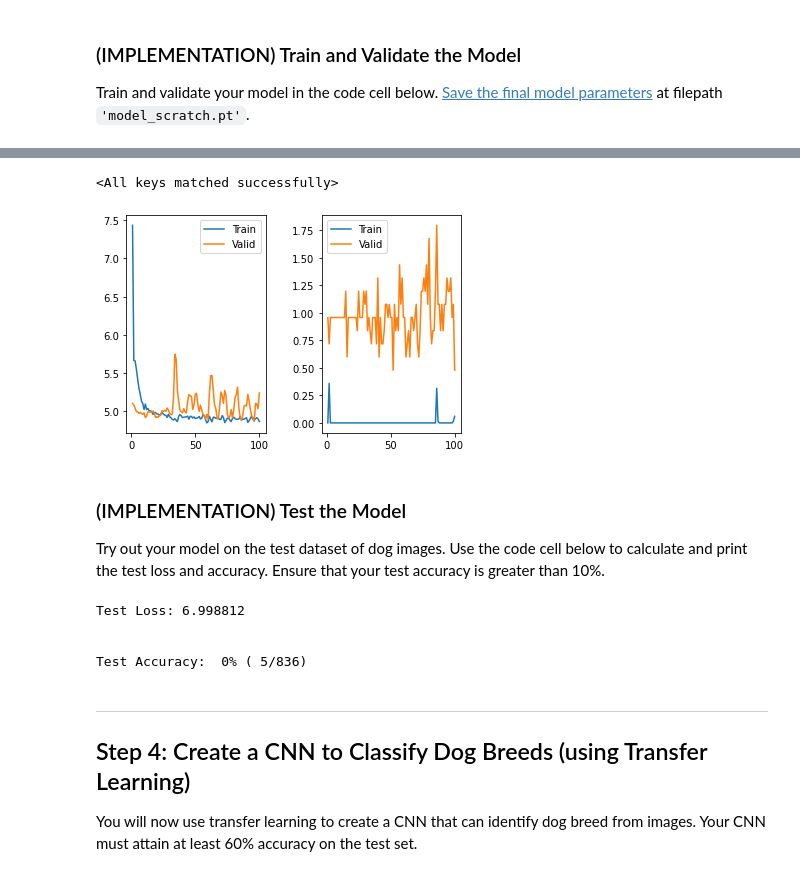
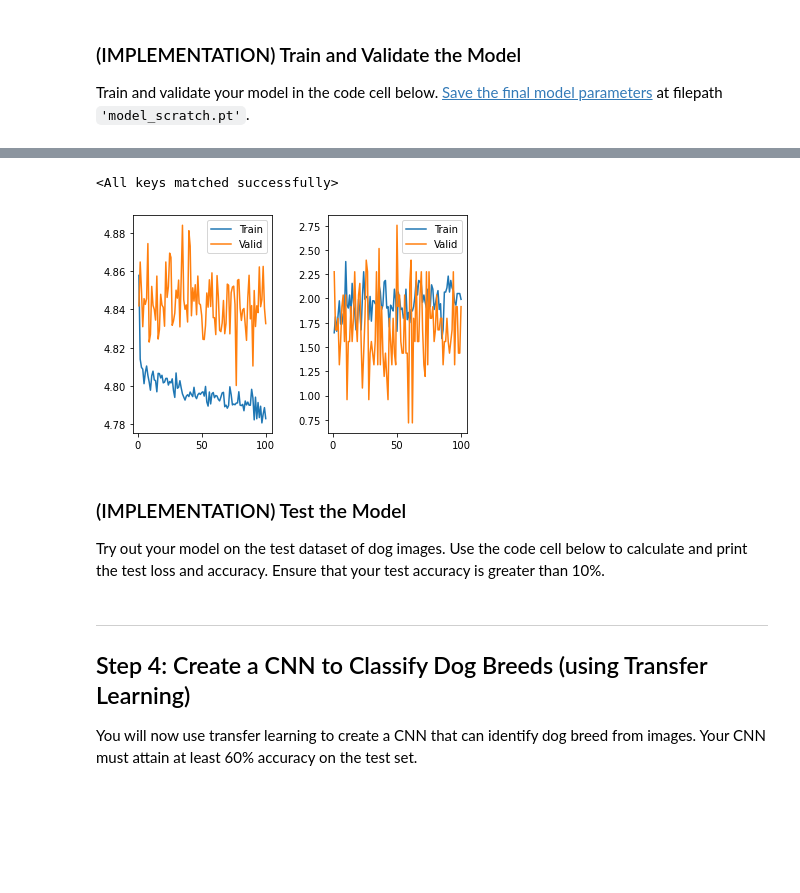
Before and after one commit to raffaeleterribile/Project-2---Dog-Breed-Classifier, a Jupyter notebook: dog_app.ipynb, the cells around one changed output, grey strips where cells are left out. Drawn from its saved outputs; the diff is of its cells as text; code cells hidden in the pictures; blank space fills up the shorter version.

Commit message:
Test another configuration

```diff
--- a/dog_app.ipynb
+++ b/dog_app.ipynb
@@ -382,9 +382,9 @@ train_data = datasets.ImageFolder("data/dog_images/train", transform=transformat
 validation_data = datasets.ImageFolder("data/dog_images/valid", transform=transformations)
 test_data = datasets.ImageFolder("data/dog_images/test", transform=transformations)
 
-train_loader = DataLoader(train_data, batch_size=batch_size)
-validation_loader = DataLoader(validation_data, batch_size=batch_size)
-test_loader = DataLoader(test_data, batch_size=batch_size)
+train_loader = DataLoader(train_data, batch_size=batch_size, shuffle=True)
+validation_loader = DataLoader(validation_data, batch_size=batch_size, shuffle=True)
+test_loader = DataLoader(test_data, batch_size=batch_size, shuffle=True)
 loaders_scratch = {"train": train_loader, "valid": validation_loader, "test": test_loader}
 # %% [markdown]
 **Question 3:** Describe your chosen procedure for preprocessing the data.
@@ -661,8 +661,8 @@ def train(n_epochs, loaders, model, optimizer, criterion, use_cuda, save_path):
         # print training/validation statistics
         message = "Epoch: {} \tTraining Loss: {:.6f} " + \
             "\tValidation Loss: {:.6f} "+ \
-                "\r\n\tTraining Accuracy: {:.2f}% ({:.2f}/{:.2f})" + \
-                    "\tValidation Accuracy: {:.2f}% ({:.2f}/{:.2f})"
+                "\r\n\tTraining Accuracy: {:.2f}% ({}/{})" + \
+                    "\tValidation Accuracy: {:.2f}% ({}/{})"
         print(message.format(
             epoch,
             train_loss,
@@ -725,5 +725,5 @@ Epoch: 100      Training Loss: 4.868200         Validation Loss: 5.241738
 <All keys matched successfully>
-[figure, old version]
+[figure, new version]
 # %% [markdown]
 ### (IMPLEMENTATION) Test the Model
 
@@ -760,11 +760,6 @@ def test(loaders, model, criterion, use_cuda):
 
 # call test function
 test(loaders_scratch, model_scratch, criterion_scratch, use_cuda)
-# %% [output]
-Test Loss: 6.998812
-
-
-Test Accuracy:  0% ( 5/836)
 # %% [markdown]
 ---
 <a id='step4'></a>
```
Also changed, not shown: parts of 1 cell of this notebook, 4 other files.
